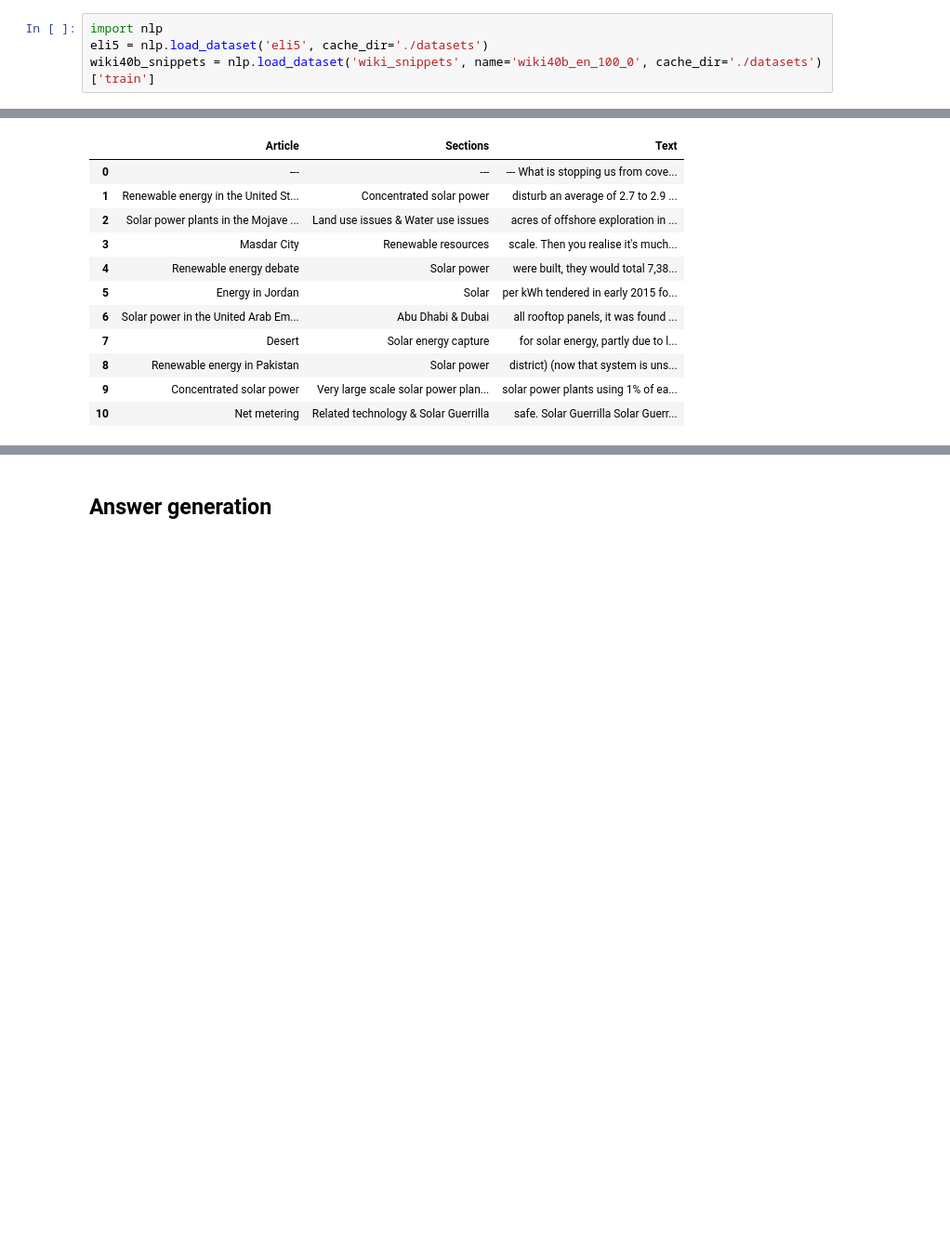
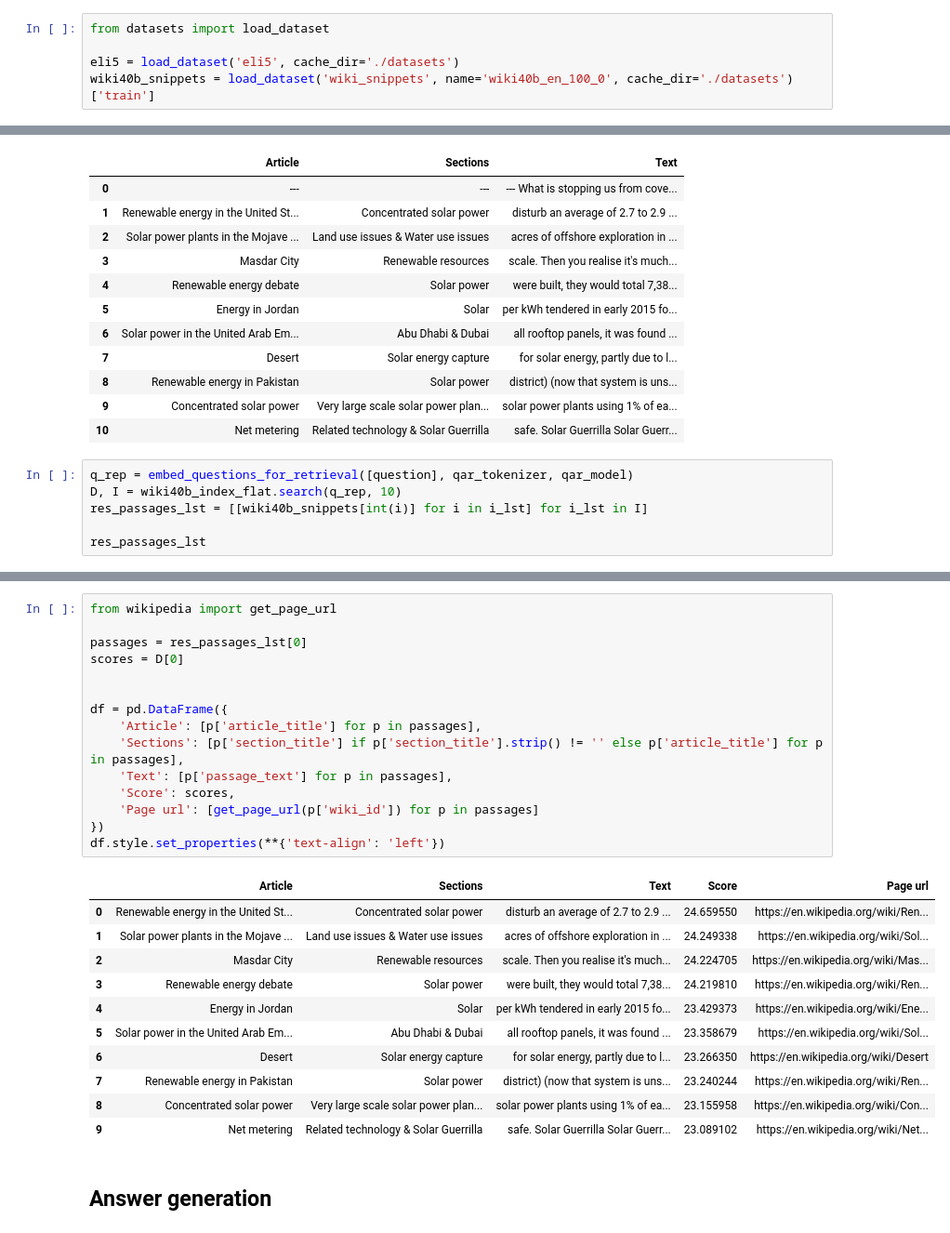
Before and after one commit to LeoVS09/asqa, a Jupyter notebook: model/Demo_QA.ipynb, the cells around one changed output, grey strips where cells are left out. Shown: that part at 93% size. Saved outputs shown, nothing was run; the diff lists cells and outputs as text; blank space fills up the shorter version.

Commit message:
add search lambda logic

```diff
--- a/model/Demo_QA.ipynb
+++ b/model/Demo_QA.ipynb
@@ -32,6 +32,7 @@ cufflinks.set_config_file(world_readable=True, theme='pearl')
 
 Check how search engine found context for system
 # %%
-import nlp
-eli5 = nlp.load_dataset('eli5', cache_dir='./datasets')
-wiki40b_snippets = nlp.load_dataset('wiki_snippets', name='wiki40b_en_100_0', cache_dir='./datasets')['train']
+from datasets import load_dataset
+
+eli5 = load_dataset('eli5', cache_dir='./datasets')
+wiki40b_snippets = load_dataset('wiki_snippets', name='wiki40b_en_100_0', cache_dir='./datasets')['train']
@@ -86,3 +90,9 @@ The `pad_to_max_length` argument is deprecated and will be removed in a future v
 | 8 | Renewable energy in Pakistan | Solar power | district) (now that system is uns... |
 | 9 | Concentrated solar power | Very large scale solar power plan... | solar power plants using 1% of ea... |
 | 10 | Net metering | Related technology & Solar Guerrilla | safe. Solar Guerrilla Solar Guerr... |
+# %%
+q_rep = embed_questions_for_retrieval([question], qar_tokenizer, qar_model)
+D, I = wiki40b_index_flat.search(q_rep, 10)
+res_passages_lst = [[wiki40b_snippets[int(i)] for i in i_lst] for i_lst in I]
+
+res_passages_lst
@@ -89,3 +130,30 @@ The `pad_to_max_length` argument is deprecated and will be removed in a future v
+# %%
+from wikipedia import get_page_url
+
+passages = res_passages_lst[0]
+scores = D[0]
+
+
+df = pd.DataFrame({
+    'Article': [p['article_title'] for p in passages],
+    'Sections': [p['section_title'] if p['section_title'].strip() != '' else p['article_title'] for p in passages],
+    'Text': [p['passage_text'] for p in passages],
+    'Score': scores,
+    'Page url': [get_page_url(p['wiki_id']) for p in passages]
+})
+df.style.set_properties(**{'text-align': 'left'})
+# %% [output]
+|  | Article | Sections | Text | Score | Page url |
+| 0 | Renewable energy in the United St... | Concentrated solar power | disturb an average of 2.7 to 2.9 ... | 24.659550 | https://en.wikipedia.org/wiki/Ren... |
+| 1 | Solar power plants in the Mojave ... | Land use issues & Water use issues | acres of offshore exploration in ... | 24.249338 | https://en.wikipedia.org/wiki/Sol... |
+| 2 | Masdar City | Renewable resources | scale. Then you realise it's much... | 24.224705 | https://en.wikipedia.org/wiki/Mas... |
+| 3 | Renewable energy debate | Solar power | were built, they would total 7,38... | 24.219810 | https://en.wikipedia.org/wiki/Ren... |
+| 4 | Energy in Jordan | Solar | per kWh tendered in early 2015 fo... | 23.429373 | https://en.wikipedia.org/wiki/Ene... |
+| 5 | Solar power in the United Arab Em... | Abu Dhabi & Dubai | all rooftop panels, it was found ... | 23.358679 | https://en.wikipedia.org/wiki/Sol... |
+| 6 | Desert | Solar energy capture | for solar energy, partly due to l... | 23.266350 | https://en.wikipedia.org/wiki/Desert |
+| 7 | Renewable energy in Pakistan | Solar power | district) (now that system is uns... | 23.240244 | https://en.wikipedia.org/wiki/Ren... |
+| 8 | Concentrated solar power | Very large scale solar power plan... | solar power plants using 1% of ea... | 23.155958 | https://en.wikipedia.org/wiki/Con... |
+| 9 | Net metering | Related technology & Solar Guerrilla | safe. Solar Guerrilla Solar Guerr... | 23.089102 | https://en.wikipedia.org/wiki/Net... |
 # %% [markdown]
 ## Answer generation
 # %%
```
Also changed, not shown: parts of 3 cells of this notebook, 19 other files.
